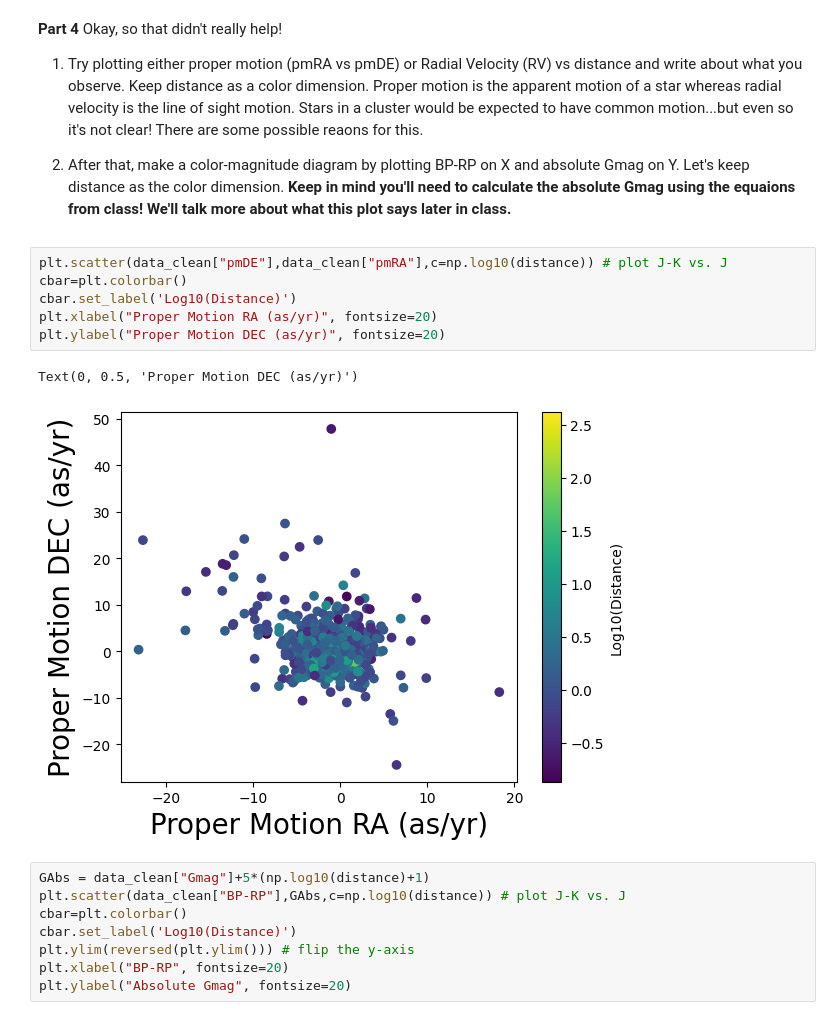
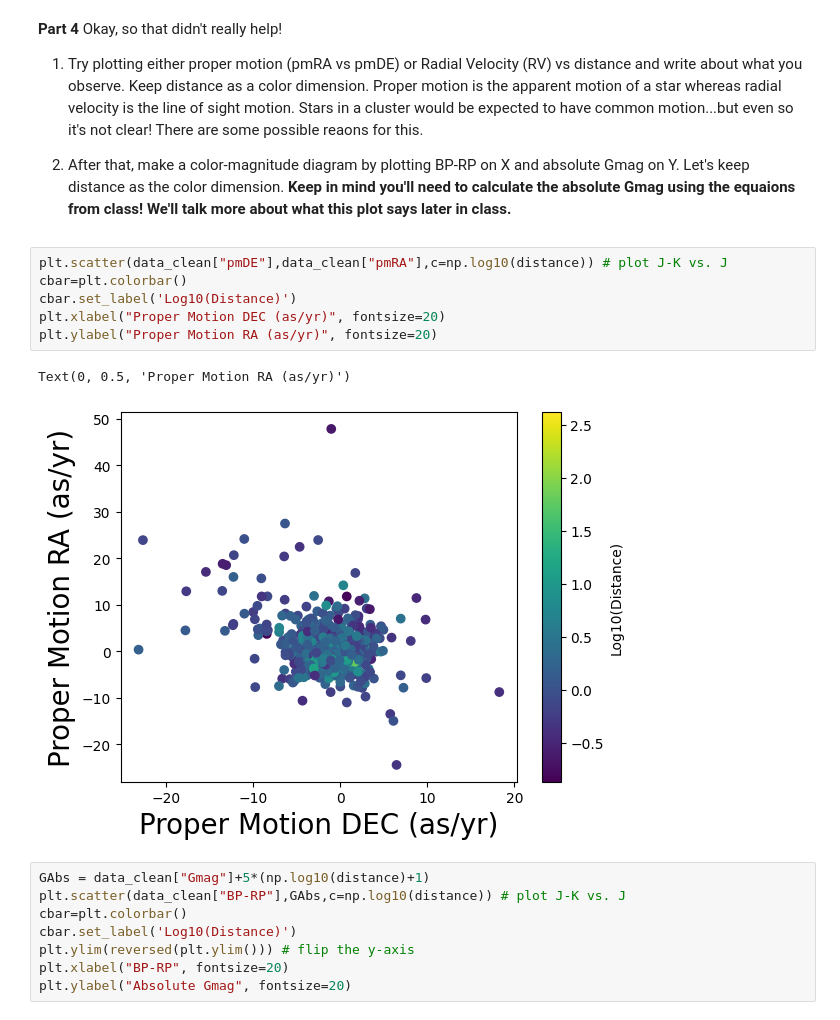
Before and after one commit to HomerTheChicken/PHYS3025Work, a Jupyter notebook: PHYS_3025_Activity_1.ipynb, the cells around one changed output. Saved outputs shown, nothing was run; the diff lists cells and outputs as text.

Commit message:
Fixed RA and DEC plot

```diff
--- a/PHYS_3025_Activity_1.ipynb
+++ b/PHYS_3025_Activity_1.ipynb
@@ -367,12 +367,12 @@ Okay, so that didn't really help!
 # %%
 plt.scatter(data_clean["pmDE"],data_clean["pmRA"],c=np.log10(distance)) # plot J-K vs. J
 cbar=plt.colorbar()
 cbar.set_label('Log10(Distance)')
-plt.xlabel("Proper Motion RA (as/yr)", fontsize=20)
-plt.ylabel("Proper Motion DEC (as/yr)", fontsize=20)
+plt.xlabel("Proper Motion DEC (as/yr)", fontsize=20)
+plt.ylabel("Proper Motion RA (as/yr)", fontsize=20)
 # %% [output]
-Text(0, 0.5, 'Proper Motion DEC (as/yr)')
+Text(0, 0.5, 'Proper Motion RA (as/yr)')
-[figure, old version]
+[figure, new version]
 # %%
 GAbs = data_clean["Gmag"]+5*(np.log10(distance)+1)
 plt.scatter(data_clean["BP-RP"],GAbs,c=np.log10(distance)) # plot J-K vs. J
```
